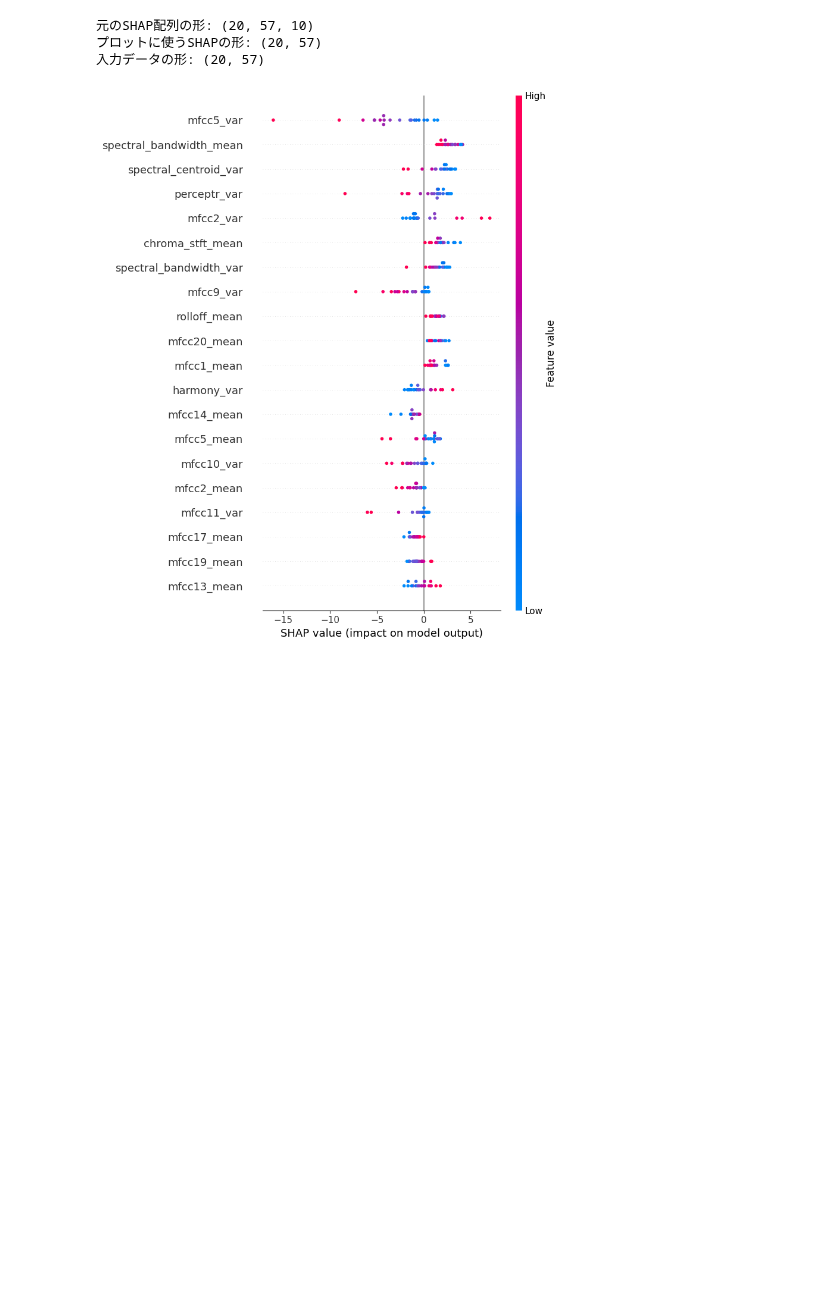
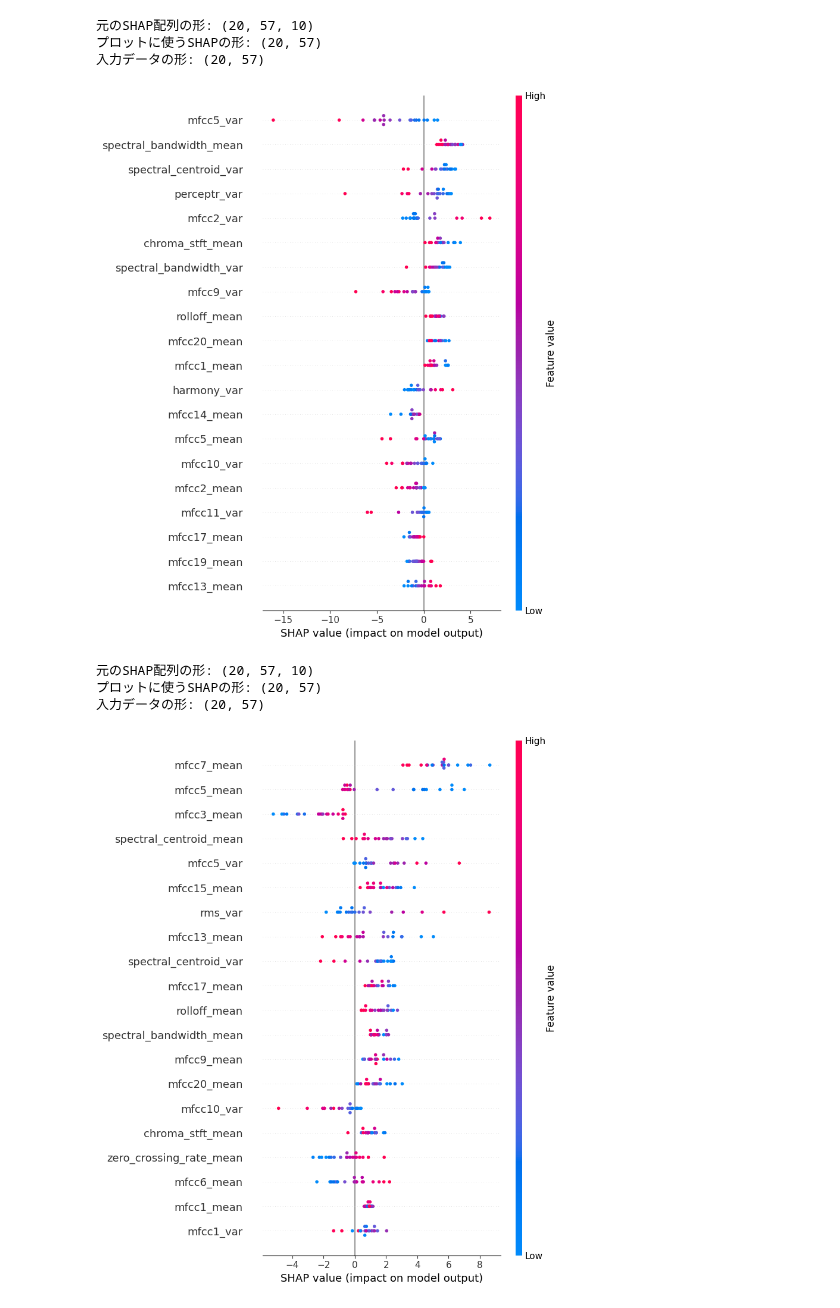
Before and after one commit to Satsuki-Kataoka/ai-diary-app, a Jupyter notebook: my_project.ipynb, the cells around one changed output. Saved outputs shown, nothing was run; the diff lists cells and outputs as text; code cells hidden in the pictures; blank space fills up the shorter version.

```diff
--- a/my_project.ipynb
+++ b/my_project.ipynb
@@ -514,3 +580,51 @@ shap.summary_plot(
 プロットに使うSHAPの形: (20, 57)
 入力データの形: (20, 57)
 [figure]
+# %%
+# 1. 背景データの準備
+batch = next(iter(train_loader_mlp))
+background = batch[0][:100].to(device)
+explainer = shap.GradientExplainer(model_mlp, background)
+
+test_batch = next(iter(test_loader_mlp))
+test_inputs = test_batch[0][:20].to(device) # 20サンプル
+
+shap_values = explainer.shap_values(test_inputs)
+
+# 2. データの形をチェックして、正しくスライスする
+# shap_values がリストの場合、配列に変換
+shap_values_arr = np.array(shap_values)
+
+print(f"元のSHAP配列の形: {shap_values_arr.shape}")
+
+# 3. ターゲットとするクラス（blues）を抽出
+target_class = 0
+
+# リスト形式で返ってきている場合は shap_values[target_class]
+# 配列で (クラス, サンプル, 特徴量) の場合は shap_values_arr[target_class]
+if isinstance(shap_values, list):
+    shap_to_plot = shap_values[target_class]
+else:
+    # 配列の形に合わせて調整（もし (20, 57, 10) なら [:, :, target_class]）
+    if shap_values_arr.ndim == 3:
+        # (クラス, サンプル, 特徴量) の場合
+        if shap_values_arr.shape[0] == 10:
+            shap_to_plot = shap_values_arr[target_class]
+        # (サンプル, 特徴量, クラス) の場合
+        else:
+            shap_to_plot = shap_values_arr[:, :, target_class]
+
+print(f"プロットに使うSHAPの形: {shap_to_plot.shape}") # ここが (20, 57) になればOK
+print(f"入力データの形: {test_inputs.cpu().numpy().shape}") # ここも (20, 57)
+
+# 4. 可視化
+shap.summary_plot(
+    shap_to_plot,
+    test_inputs.cpu().numpy(),
+    feature_names=numeric_cols
+)
+# %% [output]
+元のSHAP配列の形: (20, 57, 10)
+プロットに使うSHAPの形: (20, 57)
+入力データの形: (20, 57)
+[figure, added]
```
Also changed, not shown: parts of 3 cells of this notebook.
